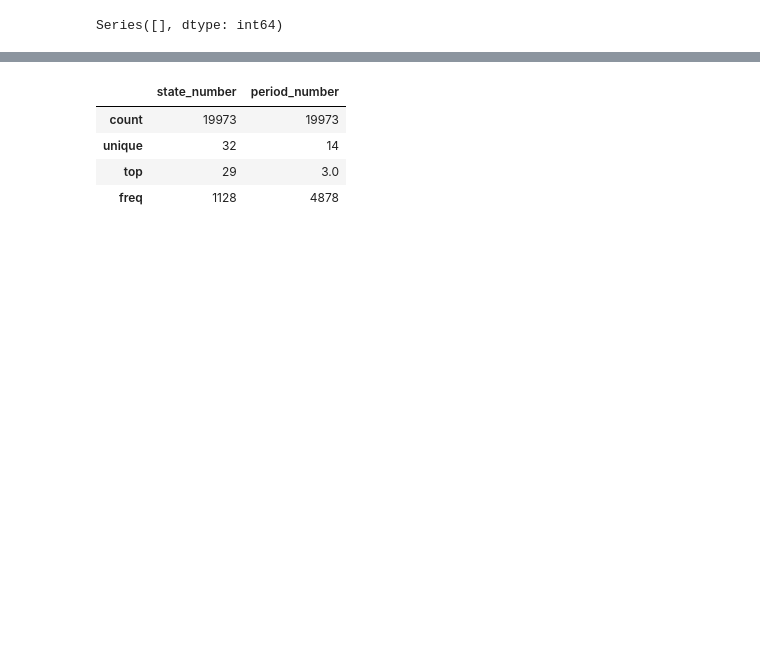
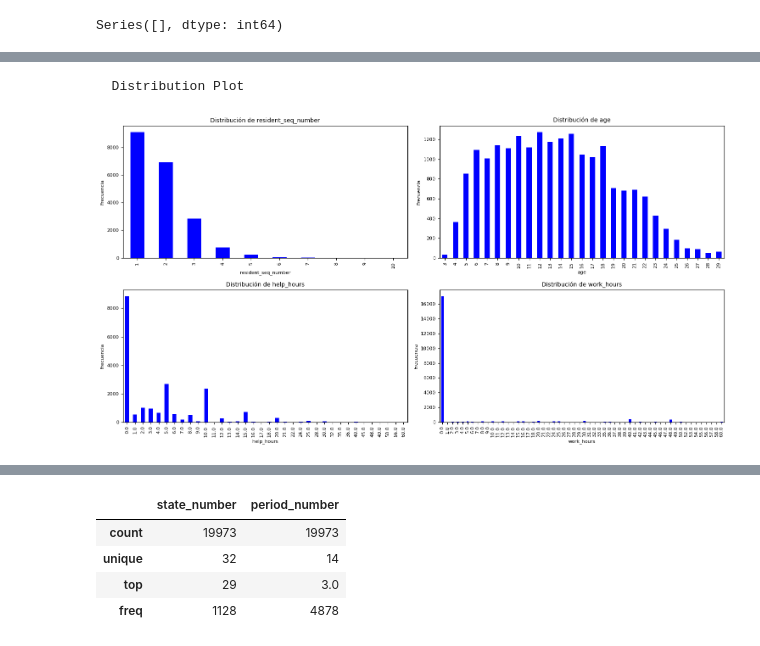
Before and after one commit to Maxkaizo/---_-ML-Zoomcamp-2024, a Jupyter notebook: eda.ipynb, the cells around one changed output, grey strips where cells are left out. Cells and saved outputs as stored; diff of their text form; code cells hidden in the pictures; blank space fills up the shorter version.

```diff
--- a/eda.ipynb
+++ b/eda.ipynb
@@ -311,6 +320,6 @@ We need to adjust the "99" values in help_hours and work_hours, as according to
 # %%
 # Replace values in help_hours
-df['help_hours'] = df['help_hours'].replace({99: 0})
+df['help_hours'] = df['help_hours'].replace({98: 0, 99: 0})
 
 # Replace values in work_hours
 df['work_hours'] = df['work_hours'].replace({99: 0})
@@ -320,0 +338,33 @@ Series([], dtype: int64)
+# %%
+import matplotlib.pyplot as plt
+
+def plot_distribution(df, feature_list, title="Distribution Plot", columns=2, color='blue', row_height=4):
+
+    print(f"\n  {title}")
+
+    # General figure settings
+    rows = -(-len(feature_list) // columns)  # Redondear hacia arriba
+    fig, axes = plt.subplots(nrows=rows, ncols=columns, figsize=(15, rows * row_height))
+
+    # Validate 2D list
+    axes = axes.flatten() if rows > 1 or columns > 1 else [axes]
+
+    # Plot each variable
+    for i, col in enumerate(feature_list):
+        ax = axes[i]
+        counts = df[col].value_counts().sort_index()
+        counts.plot(kind='bar', ax=ax, color=color)
+
+        # Set titles and labels
+        ax.set_title(f"Distribución de {col}", fontsize=10)
+        ax.set_xlabel(col, fontsize=8)
+        ax.set_ylabel("Frecuencia", fontsize=8)
+        ax.tick_params(axis='both', which='major', labelsize=8)
+
+    # turn off unused spaces
+    for j in range(len(feature_list), len(axes)):
+        axes[j].axis('off')
+
+    # adjust general figure
+    plt.tight_layout()
+    plt.show()
@@ -320,0 +373,3 @@ Series([], dtype: int64)
+# %%
+numerical = list(df.select_dtypes(include=['float64', 'int64']).columns)
+numerical
@@ -320,0 +390,5 @@ Series([], dtype: int64)
+# %%
+plot_distribution(df, feature_list=numerical, columns=2)
+# %% [output]
+  Distribution Plot
+[figure, added]
```
Also changed, not shown: parts of 16 cells of this notebook.
